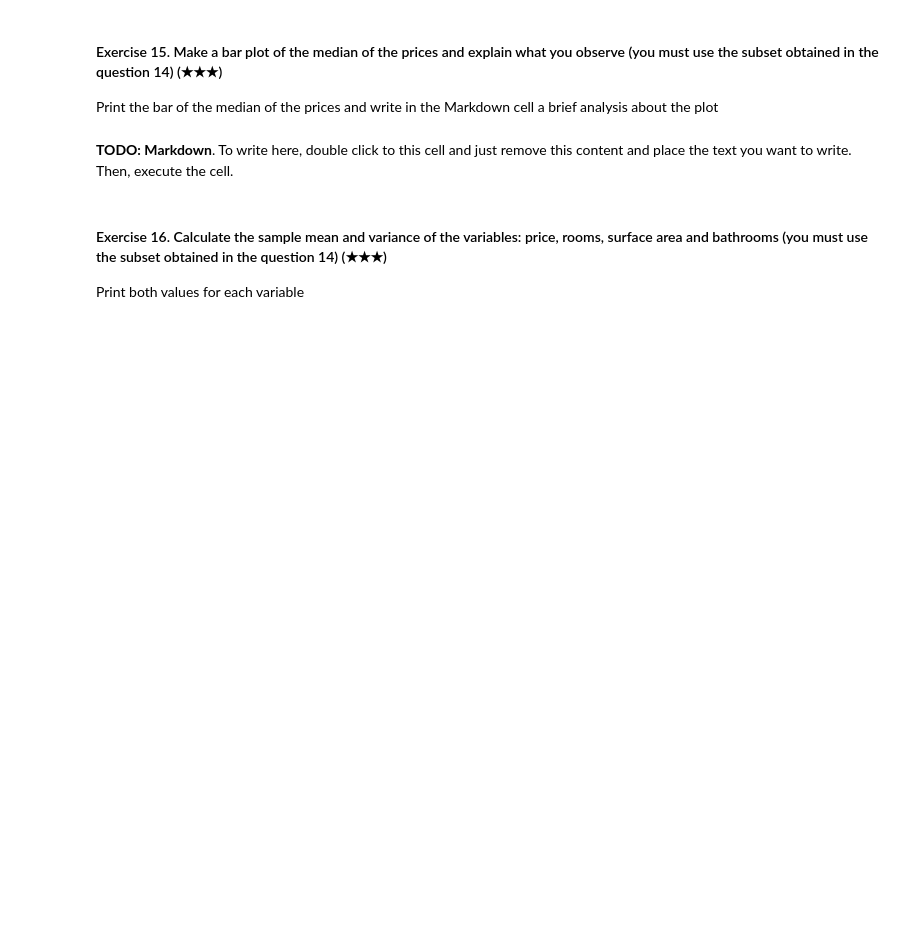
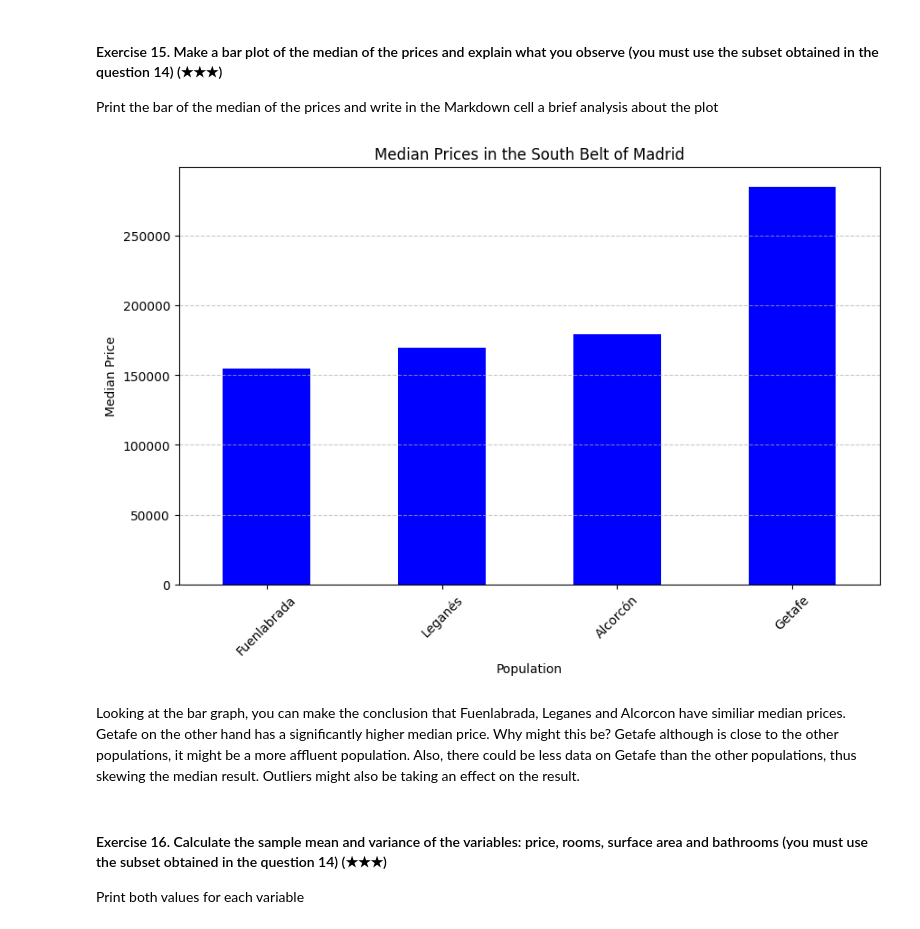
Before and after one commit to 4GeeksAcademy/realestate-datacleanup-exercise, a Jupyter notebook: Ricardo/project.ipynb, the cells around one changed output. Drawn from its saved outputs; the diff is of its cells as text; code cells hidden in the pictures; blank space fills up the shorter version.

```diff
--- a/Ricardo/project.ipynb
+++ b/Ricardo/project.ipynb
@@ -129,4 +274,13 @@ Print the obtained value
 
 Print both the population and the number of houses
 # %%
-# TODO
+import pandas as pd
+
+ds = pd.read_csv('assets/real_estate.csv', sep=';')
+ds
+
+most_houses_population = ds['level5'].value_counts().idxmax()
+num_houses_in_population = ds['level5'].value_counts().max()
+
+print("Population with the most houses:", most_houses_population)
+print("Number of houses in that population:", num_houses_in_population)
@@ -135,4 +292,8 @@ Print both the population and the number of houses
 
 Hint: Filter the original DataFrame using the column `level5` and the function `isin`
 # %%
-# TODO
+south_belt_populations = ["Fuenlabrada", "Leganés", "Getafe", "Alcorcón"]
+
+south_belt_subset = ds[ds['level5'].isin(south_belt_populations)]
+
+print(south_belt_subset.head())
@@ -141,9 +320,24 @@ Hint: Filter the original DataFrame using the column `level5` and the function `
 
 Print the bar of the median of the prices and write in the Markdown cell a brief analysis about the plot
 # %%
-# TODO: Code
+import matplotlib.pyplot as plt
+
+# Calculate the median prices for each population in the subset
+median_prices = south_belt_subset.groupby('level5')['price'].median().sort_values()
+
+# Create a bar plot
+plt.figure(figsize=(10, 6))
+median_prices.plot(kind='bar', color='blue')
+plt.title("Median Prices in the South Belt of Madrid")
+plt.xlabel("Population")
+plt.ylabel("Median Price")
+plt.xticks(rotation=45)
+plt.grid(axis='y', linestyle='--', alpha=0.7)
+plt.show()
+# %% [output]
+[figure, added]
 # %% [markdown]
-**TODO: Markdown**. To write here, double click to this cell and just remove this content and place the text you want to write. Then, execute the cell.
+Looking at the bar graph, you can make the conclusion that Fuenlabrada, Leganes and Alcorcon have similiar median prices. Getafe on the other hand has a significantly higher median price. Why might this be? Getafe although is close to the other populations, it might be a more affluent population. Also, there could be less data on Getafe than the other populations, thus skewing the median result. Outliers might also be taking an effect on the result.
 # %% [markdown]
 #### Exercise 16. Calculate the sample mean and variance of the variables: price, rooms, surface area and bathrooms (you must use the subset obtained in the question 14) (★★★)
 
```
Also changed, not shown: parts of 29 cells of this notebook.
